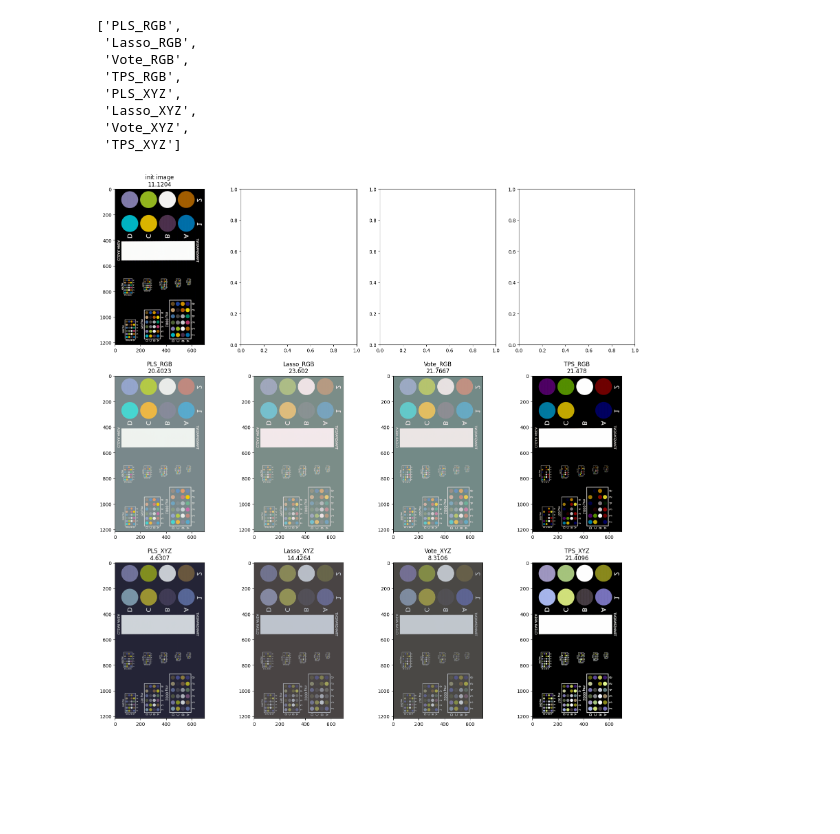
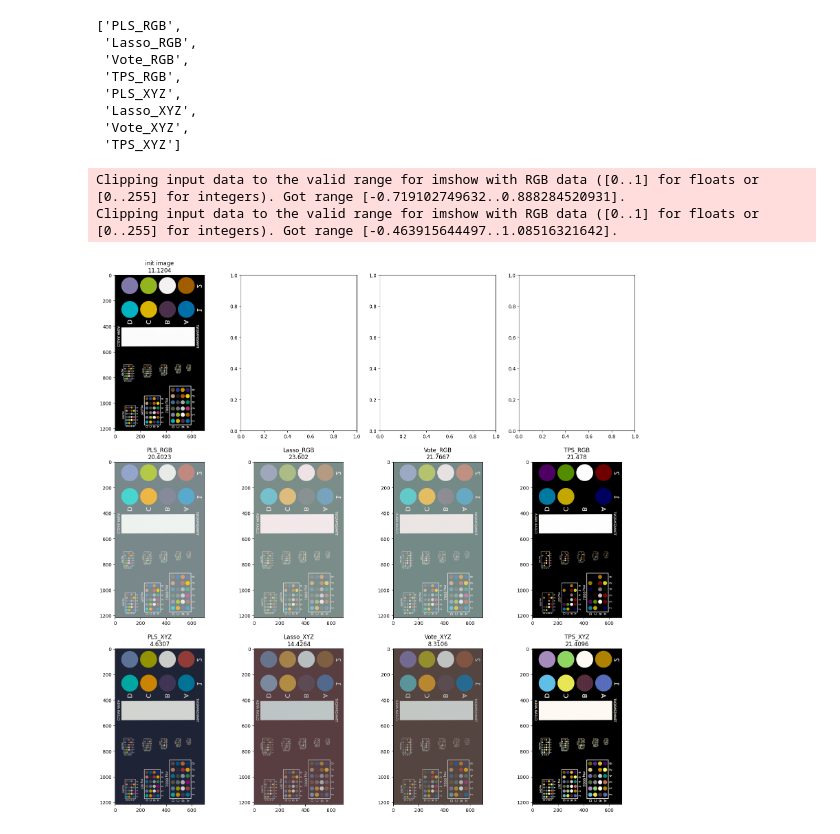
Before and after one commit to slendersold/colour_project, a Jupyter notebook: RegressorExps.ipynb, the cells around one changed output. Drawn from its saved outputs; the diff is of its cells as text; code cells hidden in the pictures; blank space fills up the shorter version.

```diff
--- a/RegressorExps.ipynb
+++ b/RegressorExps.ipynb
@@ -124,6 +124,6 @@ array([[ 0.92091705,  0.97160646,  1.05229827],
 colour_arrays = {
     "exp_srgbs": slide_vals,
     "exp_xyz": RGB_to_XYZ(RGB=slide_vals, colourspace=SRGB_COLSPACE),  # correctted
-    "ref_srgbs": rw.get_reference_srgbs(),
-    "ref_xyz": rw.get_reference_d65(),
+    "ref_srgbs": rw.get_reference_rgb("sRGB"),
+    "ref_xyz": rw.get_reference_xyz("D65"),
 }
@@ -200,19 +202,29 @@ reg_names
 # %%
 plt.rcParams["figure.figsize"] = (20, 20)
 f, axarr = plt.subplots(3, 4)
 axarr[0][0].imshow(SRGB_COLSPACE.cctf_encoding(images["R1_111"]))
 axarr[0][0].set_title(
     f'init image\n{round(np.mean(calculate_delta_E(RGB_to_XYZ(RGB=colour_arrays["exp_srgbs"], colourspace=SRGB_COLSPACE),colour_arrays["ref_xyz"])), 4)}'
 )
 k = 0
 for i in [1, 2]:
     for j in [0, 1, 2, 3]:
-        axarr[i][j].imshow(SRGB_COLSPACE.cctf_encoding(images[reg_names[k]]))
+        if re.search(r"RGB", reg_names[k]) != None:
+            axarr[i][j].imshow(SRGB_COLSPACE.cctf_encoding(images[reg_names[k]]))
+        else:
+            axarr[i][j].imshow(
+                SRGB_COLSPACE.cctf_encoding(
+                    XYZ_to_RGB(images[reg_names[k]], colourspace=SRGB_COLSPACE)
+                )
+            )
         axarr[i][j].set_title(f"{reg_names[k]}\n{round(np.mean(De[reg_names[k]]), 4)}")
+
         k = k + 1
 # plt.rcParams["figure.figsize"] = (20,3)
 # for i, vector in enumerate(name_list):
 #     axarr[i].imshow(SRGB_COLSPACE.cctf_encoding(images[vector[0]]))
 #     axarr[i].set_title(vector[1])
 # %% [output]
+Clipping input data to the valid range for imshow with RGB data ([0..1] for floats or [0..255] for integers). Got range [-0.719102749632..0.888284520931].
+Clipping input data to the valid range for imshow with RGB data ([0..1] for floats or [0..255] for integers). Got range [-0.463915644497..1.08516321642].
-[figure, old version]
+[figure, new version]
```
Also changed, not shown: parts of 10 cells of this notebook, 6 other files.
